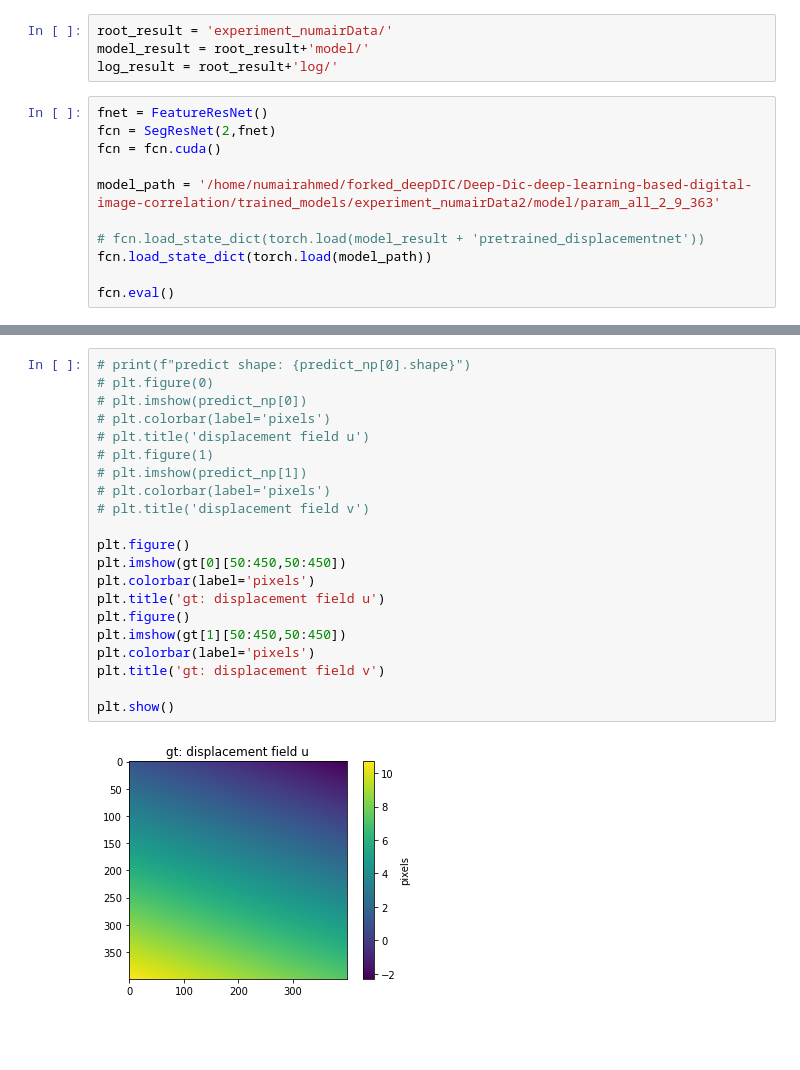
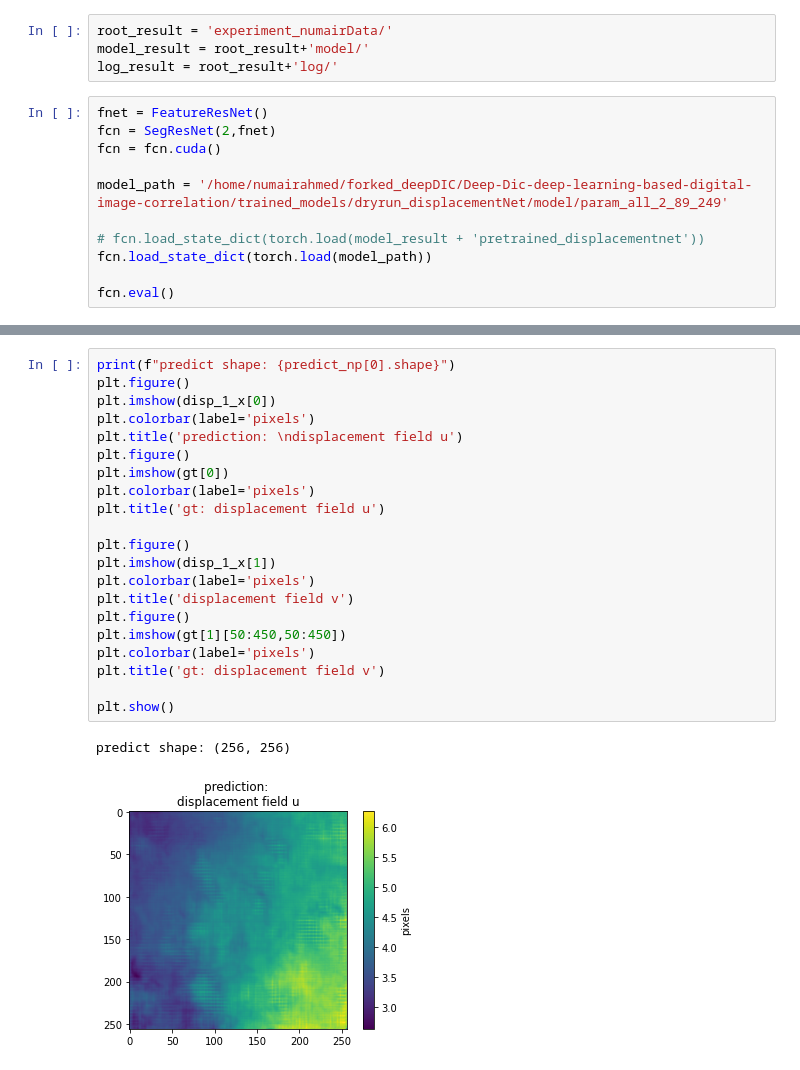
Before and after one commit to newmayor/researchproject_deepDIC, a Jupyter notebook: experiment_displacementNet_numairdata.ipynb, the cells around one changed output, grey strips where cells are left out. Cells and saved outputs as stored; diff of their text form; blank space fills up the shorter version.

```diff
--- a/experiment_displacementNet_numairdata.ipynb
+++ b/experiment_displacementNet_numairdata.ipynb
@@ -128,7 +128,7 @@ fnet = FeatureResNet()
 fcn = SegResNet(2,fnet)
 fcn = fcn.cuda()
 
-model_path = '/home/numairahmed/forked_deepDIC/Deep-Dic-deep-learning-based-digital-image-correlation/trained_models/experiment_numairData2/model/param_all_2_9_363'
+model_path = '/home/numairahmed/forked_deepDIC/Deep-Dic-deep-learning-based-digital-image-correlation/trained_models/dryrun_displacementNet/model/param_all_2_89_249'
 
 # fcn.load_state_dict(torch.load(model_result + 'pretrained_displacementnet'))
 fcn.load_state_dict(torch.load(model_path))
@@ -261,23 +272,24 @@ print(gt.shape)
 # %%
-# print(f"predict shape: {predict_np[0].shape}")
-# plt.figure(0)
-# plt.imshow(predict_np[0])
-# plt.colorbar(label='pixels')
-# plt.title('displacement field u')
-# plt.figure(1)
-# plt.imshow(predict_np[1])
-# plt.colorbar(label='pixels')
-# plt.title('displacement field v')
+print(f"predict shape: {predict_np[0].shape}")
+plt.figure()
+plt.imshow(disp_1_x[0])
+plt.colorbar(label='pixels')
+plt.title('prediction: \ndisplacement field u')
+plt.figure()
+plt.imshow(gt[0])
+plt.colorbar(label='pixels')
+plt.title('gt: displacement field u')
 
 plt.figure()
-plt.imshow(gt[0][50:450,50:450])
+plt.imshow(disp_1_x[1])
 plt.colorbar(label='pixels')
-plt.title('gt: displacement field u')
+plt.title('displacement field v')
 plt.figure()
 plt.imshow(gt[1][50:450,50:450])
 plt.colorbar(label='pixels')
 plt.title('gt: displacement field v')
 
 plt.show()
 # %% [output]
+predict shape: (256, 256)
-[figure, old version]
+[figure, new version]
```
Also changed, not shown: parts of 4 cells of this notebook, 2 other files.
